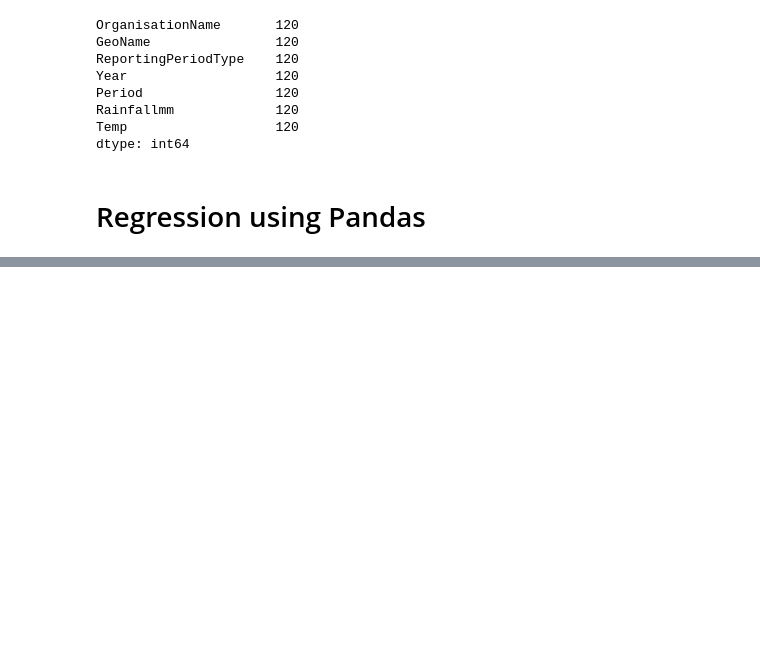
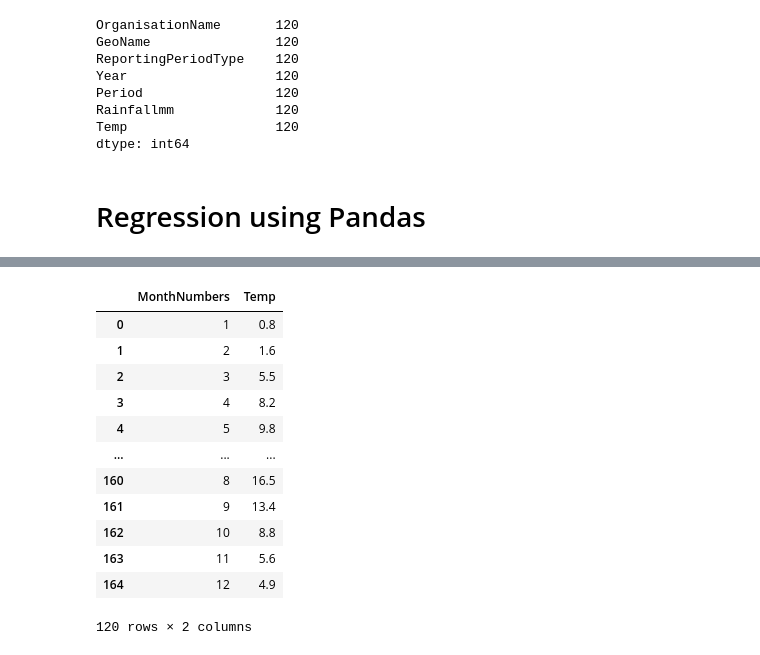
Before and after one commit to LucyDykhouse/linear-regression-mini-project, a Jupyter notebook: Regression Practice.ipynb, the cells around one changed output, grey strips where cells are left out. Drawn from its saved outputs; the diff is of its cells as text; code cells hidden in the pictures; blank space fills up the shorter version.

```diff
--- a/Regression Practice.ipynb
+++ b/Regression Practice.ipynb
@@ -127,0 +176,18 @@ dtype: int64
+# %%
+quad_df = pd.concat([month_df['MonthNumbers'], month_df['Temp']], axis=1)
+# %%
+quad_df
+# %% [output]
+|  | MonthNumbers | Temp |
+| 0 | 1 | 0.8 |
+| 1 | 2 | 1.6 |
+| 2 | 3 | 5.5 |
+| 3 | 4 | 8.2 |
+| 4 | 5 | 9.8 |
+| ... | ... | ... |
+| 160 | 8 | 16.5 |
+| 161 | 9 | 13.4 |
+| 162 | 10 | 8.8 |
+| 163 | 11 | 5.6 |
+| 164 | 12 | 4.9 |
+120 rows × 2 columns
```
Also changed, not shown: parts of 31 cells of this notebook.
